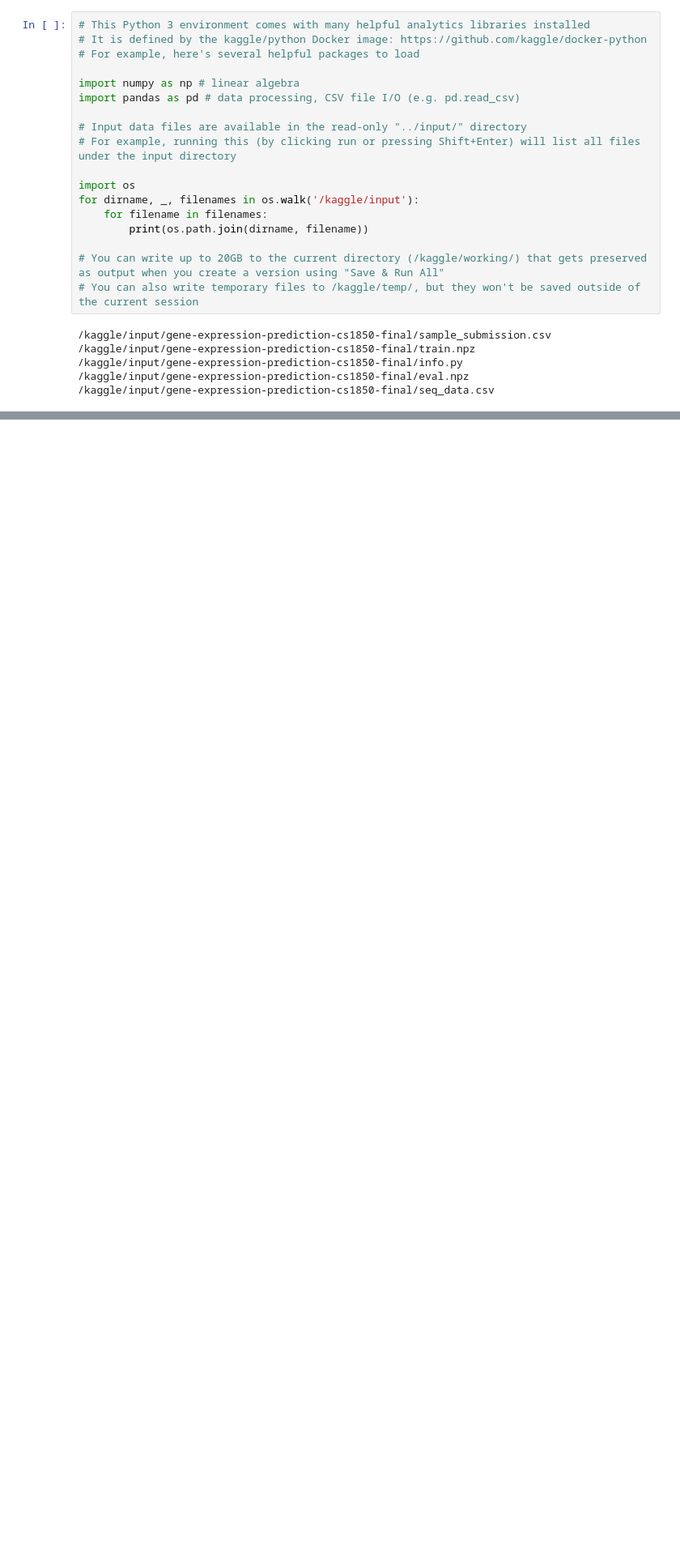
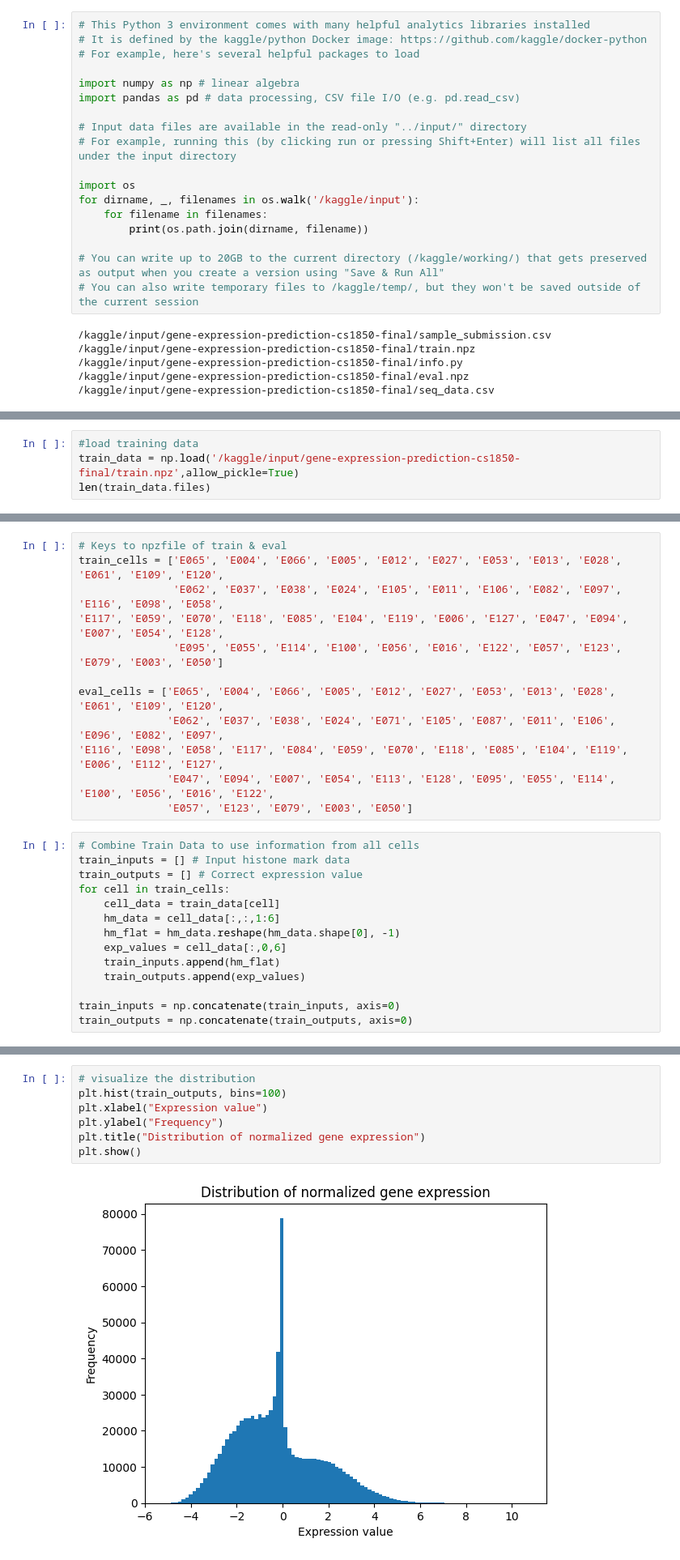
Before and after one commit to Mariambadra/Gene-Expression-prediction, a Jupyter notebook: Gene-Expression-prediction.ipynb, the cells around one changed output, grey strips where cells are left out. Shown at 81% size. Drawn from its saved outputs; the diff is of its cells as text; blank space fills up the shorter version.

Commit message:
Kaggle Notebook | Gene Expression prediction | Version 1

```diff
--- a/Gene-Expression-prediction.ipynb
+++ b/Gene-Expression-prediction.ipynb
@@ -37,0 +70,4 @@ seq_data.csv
+# %%
+#load training data
+train_data = np.load('/kaggle/input/gene-expression-prediction-cs1850-final/train.npz',allow_pickle=True)
+len(train_data.files)
@@ -37,0 +124,26 @@ seq_data.csv
+# %%
+# Keys to npzfile of train & eval
+train_cells = ['E065', 'E004', 'E066', 'E005', 'E012', 'E027', 'E053', 'E013', 'E028', 'E061', 'E109', 'E120',
+               'E062', 'E037', 'E038', 'E024', 'E105', 'E011', 'E106', 'E082', 'E097', 'E116', 'E098', 'E058',
+'E117', 'E059', 'E070', 'E118', 'E085', 'E104', 'E119', 'E006', 'E127', 'E047', 'E094', 'E007', 'E054', 'E128',
+               'E095', 'E055', 'E114', 'E100', 'E056', 'E016', 'E122', 'E057', 'E123', 'E079', 'E003', 'E050']
+
+eval_cells = ['E065', 'E004', 'E066', 'E005', 'E012', 'E027', 'E053', 'E013', 'E028', 'E061', 'E109', 'E120',
+              'E062', 'E037', 'E038', 'E024', 'E071', 'E105', 'E087', 'E011', 'E106', 'E096', 'E082', 'E097',
+'E116', 'E098', 'E058', 'E117', 'E084', 'E059', 'E070', 'E118', 'E085', 'E104', 'E119', 'E006', 'E112', 'E127',
+              'E047', 'E094', 'E007', 'E054', 'E113', 'E128', 'E095', 'E055', 'E114', 'E100', 'E056', 'E016', 'E122',
+              'E057', 'E123', 'E079', 'E003', 'E050']
+# %%
+# Combine Train Data to use information from all cells
+train_inputs = [] # Input histone mark data
+train_outputs = [] # Correct expression value
+for cell in train_cells:
+    cell_data = train_data[cell]
+    hm_data = cell_data[:,:,1:6]
+    hm_flat = hm_data.reshape(hm_data.shape[0], -1)
+    exp_values = cell_data[:,0,6]
+    train_inputs.append(hm_flat)
+    train_outputs.append(exp_values)
+
+train_inputs = np.concatenate(train_inputs, axis=0)
+train_outputs = np.concatenate(train_outputs, axis=0)
@@ -37,0 +182,9 @@ seq_data.csv
+# %%
+# visualize the distribution
+plt.hist(train_outputs, bins=100)
+plt.xlabel("Expression value")
+plt.ylabel("Frequency")
+plt.title("Distribution of normalized gene expression")
+plt.show()
+# %% [output]
+[figure, added]
```
Also changed, not shown: parts of 26 cells of this notebook.
